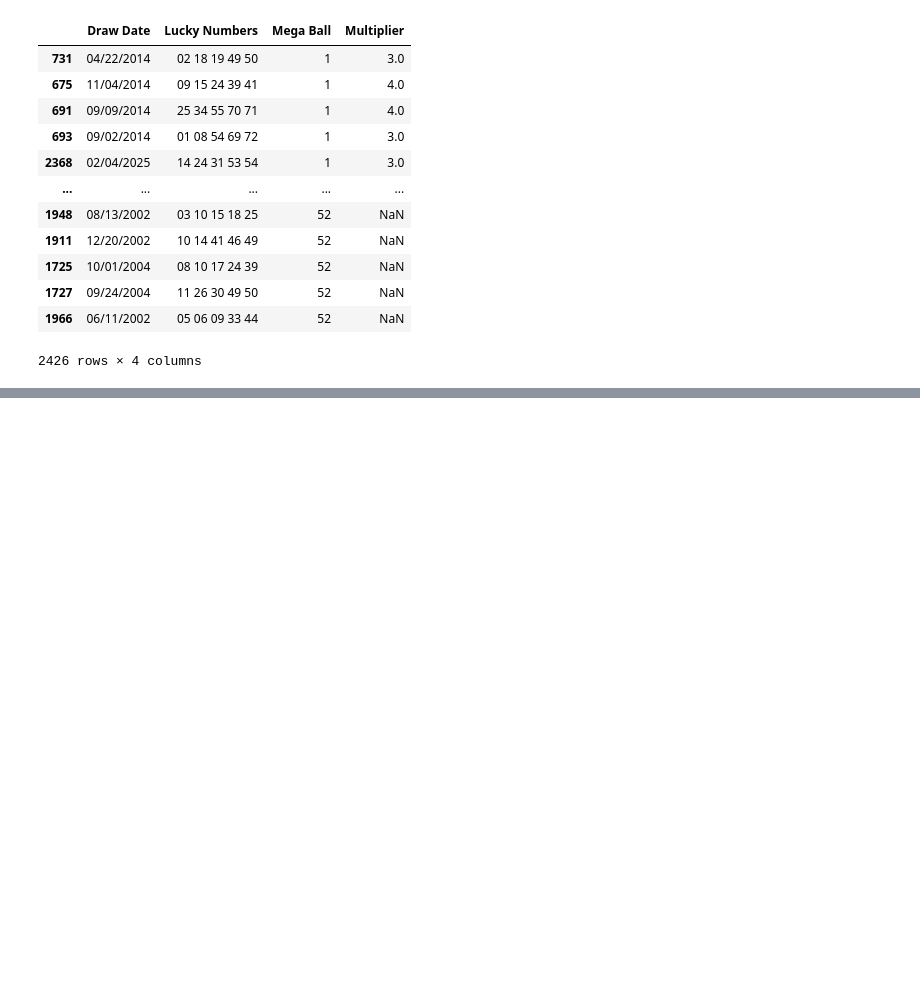
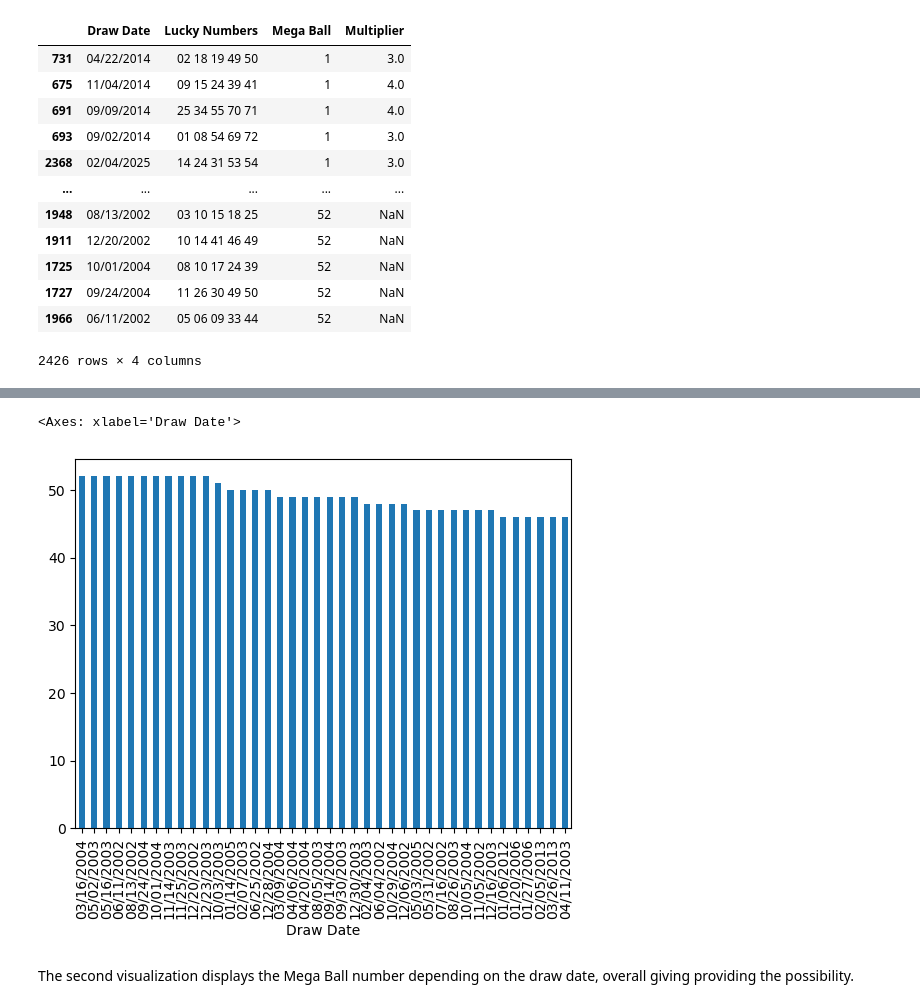
Before and after one commit to harmonnnii/IA-340, a Jupyter notebook: lab2.ipynb, the cells around one changed output, grey strips where cells are left out. Cells and saved outputs as stored; diff of their text form; code cells hidden in the pictures; blank space fills up the shorter version.

```diff
--- a/lab2.ipynb
+++ b/lab2.ipynb
@@ -141,0 +180,8 @@ df.sort_values(by='Mega Ball')
+# %%
+sum_of_lucky_num = df.groupby('Draw Date')['Mega Ball'].sum() # calculate the total deaths per day
+sum_of_lucky_num.nlargest(40).plot.bar() # use a bar chart to show the results of the top 10 countries
+# %% [output]
+<Axes: xlabel='Draw Date'>
+[figure, added]
+# %% [markdown]
+The second visualization displays the Mega Ball number depending on the draw date, overall giving providing the possibility.
```
Also changed, not shown: parts of 12 cells of this notebook.
